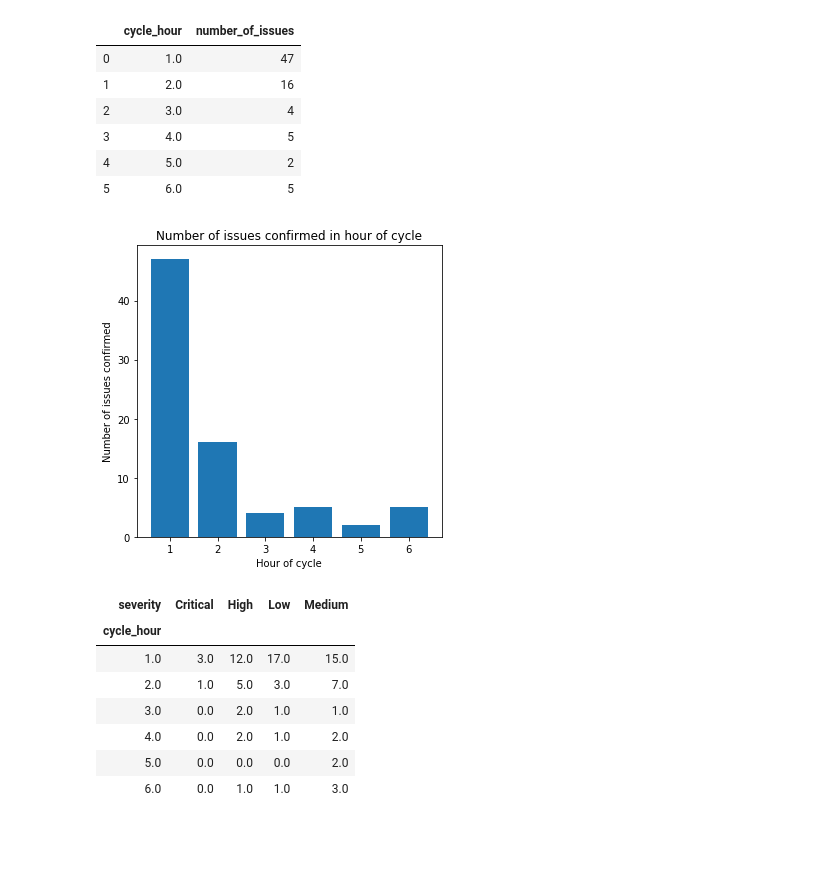
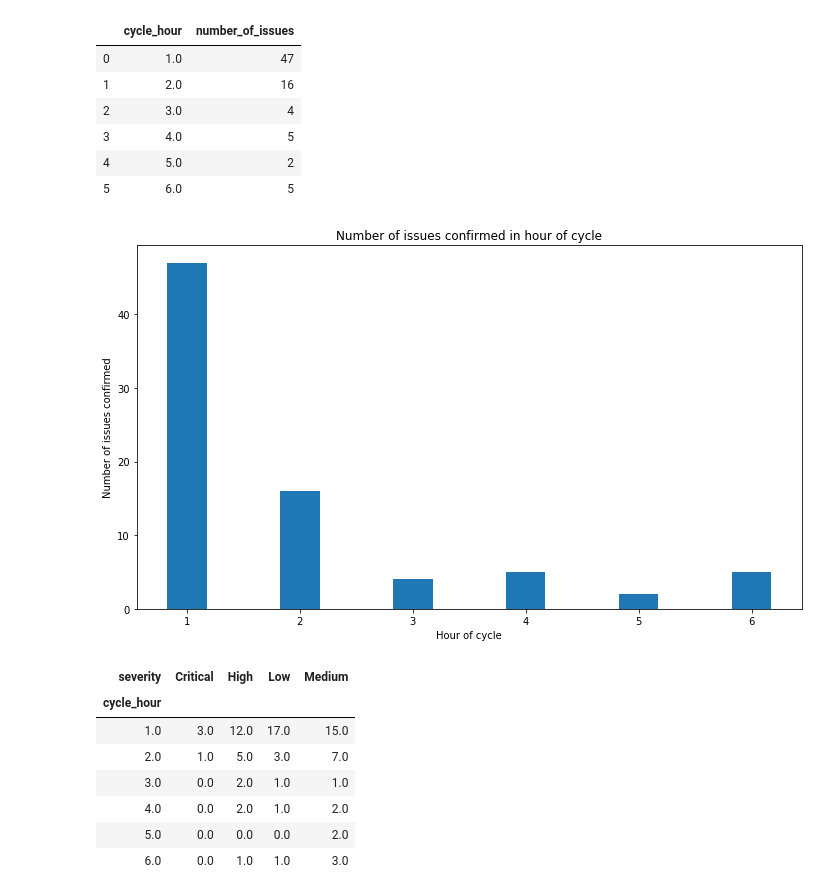
Before and after one commit to kamilaurbanczyk/Testing-cycle-analysis, a Jupyter notebook: Data analysis .ipynb, the cells around one changed output. Cells and saved outputs as stored; diff of their text form; code cells hidden in the pictures; blank space fills up the shorter version.

```diff
--- a/Data analysis .ipynb
+++ b/Data analysis .ipynb
@@ -149,16 +149,16 @@ confirmed_by_hours
 # %%
 # Plot1: number of issues in 6 hours after starting the testing cycle
 
-plt.figure(figsize=(5,5))
-plt.bar(confirmed_by_hours.cycle_hour, confirmed_by_hours.number_of_issues, width=0.8, align='center')
+plt.figure(figsize=(10,6))
+plt.bar(confirmed_by_hours.cycle_hour, confirmed_by_hours.number_of_issues, width=0.35, align='center')
 plt.xlabel('Hour of cycle')
 plt.ylabel('Number of issues confirmed')
 plt.title('Number of issues confirmed in hour of cycle')
 plt.savefig('Issues per hour.pdf')
 plt.tight_layout()
 plt.show()
 # %% [output]
-[figure, old version]
+[figure, new version]
 # %%
 severity_data = confirmed_data
 severity_data = severity_data.reset_index().groupby(['cycle_hour', 'severity'])['issue_code_'].aggregate('count').unstack()
```
Also changed, not shown: parts of 4 cells of this notebook, 5 other files.
